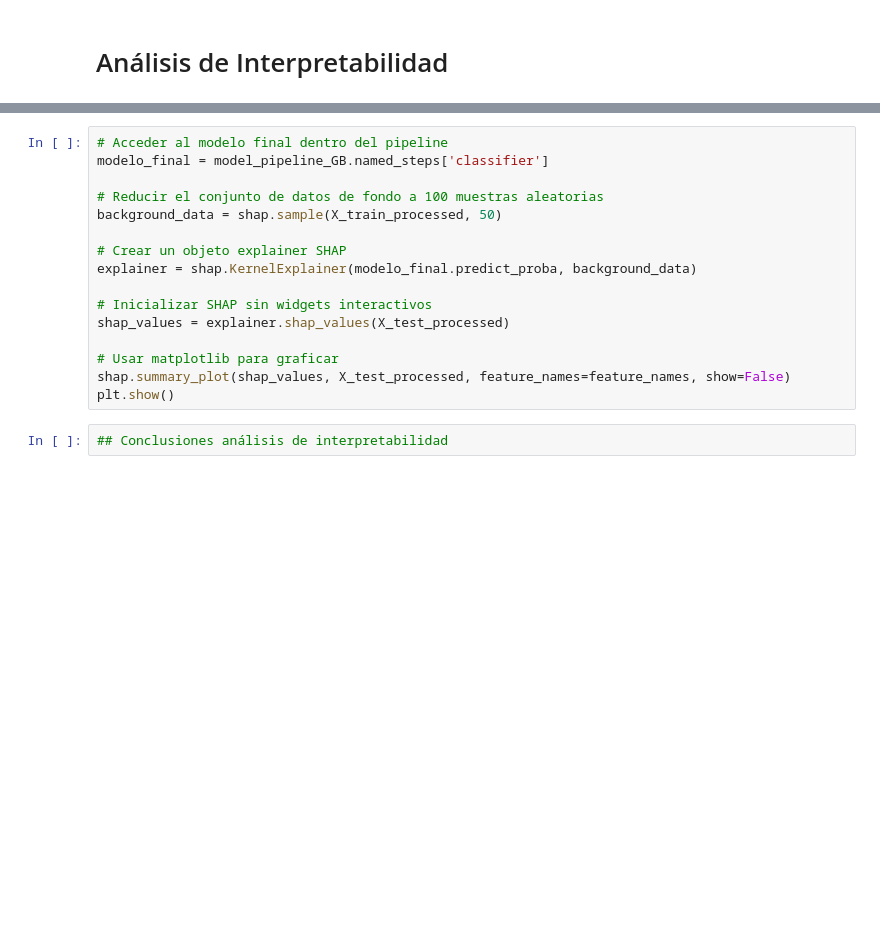
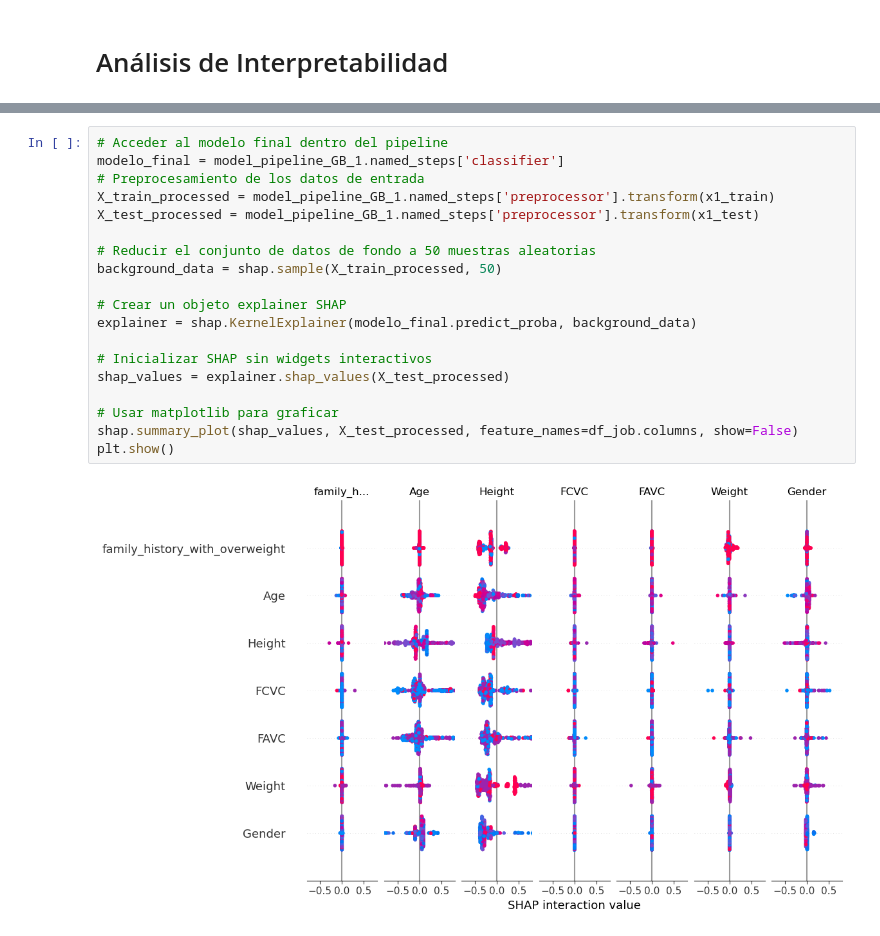
Before and after one commit to Mara-Calderon/Proyecto_final_ML1, a Jupyter notebook: Notebooks/3.Mod_Supervisado.ipynb, the cells around one changed output, grey strips where cells are left out. Saved outputs shown, nothing was run; the diff lists cells and outputs as text; blank space fills up the shorter version.

```diff
--- a/Notebooks/3.Mod_Supervisado.ipynb
+++ b/Notebooks/3.Mod_Supervisado.ipynb
@@ -649,19 +649,22 @@ shap.initjs()
 [interactive output not drawn]
 # %%
 # Acceder al modelo final dentro del pipeline
-modelo_final = model_pipeline_GB.named_steps['classifier']
+modelo_final = model_pipeline_GB_1.named_steps['classifier']
+# Preprocesamiento de los datos de entrada
+X_train_processed = model_pipeline_GB_1.named_steps['preprocessor'].transform(x1_train)
+X_test_processed = model_pipeline_GB_1.named_steps['preprocessor'].transform(x1_test)
 
-# Reducir el conjunto de datos de fondo a 100 muestras aleatorias
+# Reducir el conjunto de datos de fondo a 50 muestras aleatorias
 background_data = shap.sample(X_train_processed, 50)
 
 # Crear un objeto explainer SHAP
 explainer = shap.KernelExplainer(modelo_final.predict_proba, background_data)
 
 # Inicializar SHAP sin widgets interactivos
 shap_values = explainer.shap_values(X_test_processed)
 
 # Usar matplotlib para graficar
-shap.summary_plot(shap_values, X_test_processed, feature_names=feature_names, show=False)
+shap.summary_plot(shap_values, X_test_processed, feature_names=df_job.columns, show=False)
 plt.show()
+# %% [output]
+[figure, added]
-# %%
-## Conclusiones análisis de interpretabilidad
```
Also changed, not shown: parts of 11 cells of this notebook.
